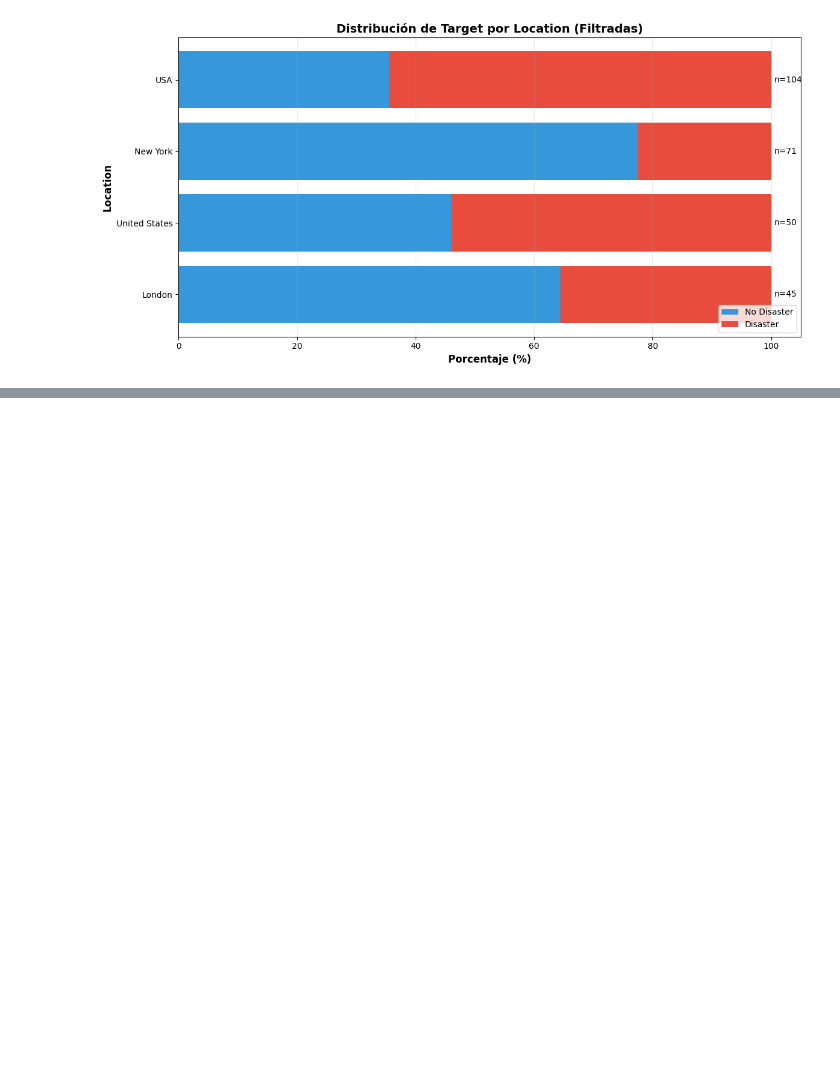
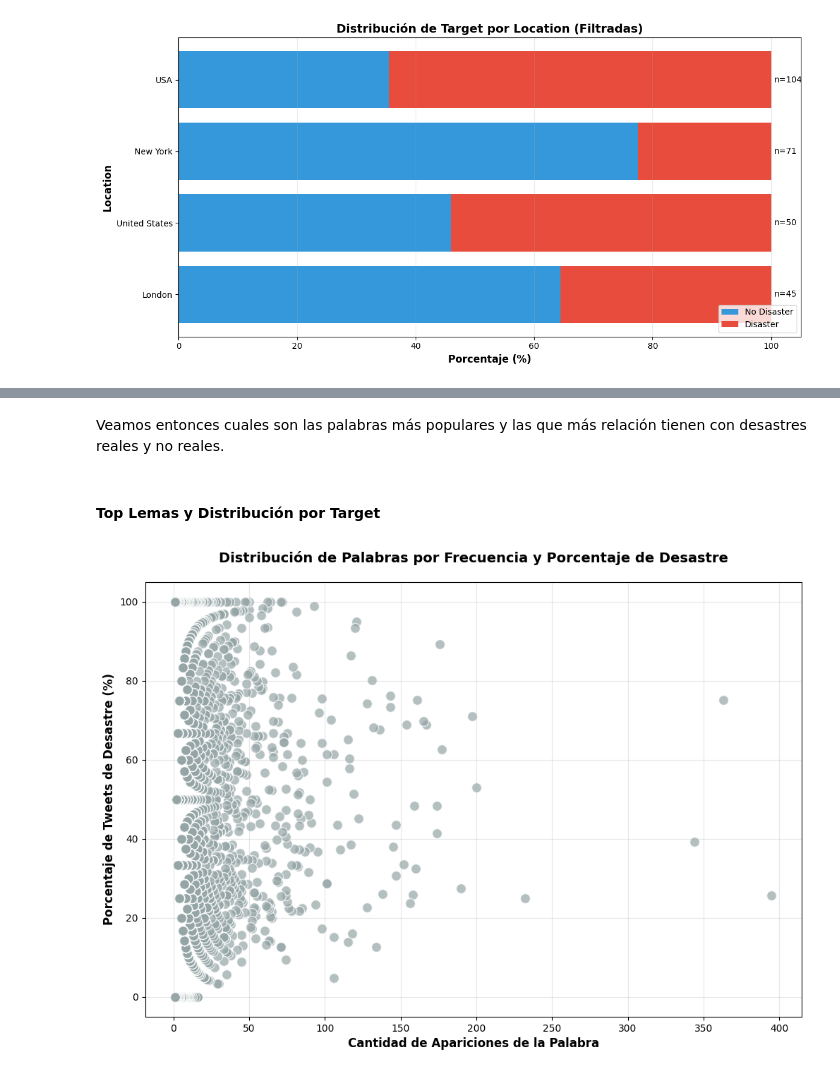
Before and after one commit to maximogismondi/cdd-martinelli, a Jupyter notebook: tps/tp3/data_exploration/exploration.ipynb, the cells around one changed output, grey strips where cells are left out. Drawn from its saved outputs; the diff is of its cells as text; code cells hidden in the pictures; blank space fills up the shorter version.

```diff
--- a/tps/tp3/data_exploration/exploration.ipynb
+++ b/tps/tp3/data_exploration/exploration.ipynb
@@ -584,0 +545,8 @@ Hemos creado las siguientes visualizaciones para entender el dataset:
+# %%
+import emoji
+import spacy
+import re
+
+
+model = spacy.load("en_core_web_sm", disable=["parser", "ner"]) # Cargar solo el componente de lematización
+stop_words = spacy.lang.en.stop_words.STOP_WORDS
@@ -584,0 +571,3 @@ Hemos creado las siguientes visualizaciones para entender el dataset:
+# %%
+train_tweets['text_lemmatized'] = train_tweets['text'].apply(lemmatize_text)
+train_tweets[['text', 'text_lemmatized']].sample(n=5)
@@ -584,0 +583,17 @@ Hemos creado las siguientes visualizaciones para entender el dataset:
+# %%
+word_df = train_tweets.assign(words=train_tweets['text_lemmatized'].str.split()).explode('words')
+
+word_stats = word_df.groupby('words').agg({
+    'target': ['sum', 'count']
+}).reset_index()
+word_stats.columns = ['word', 'disaster_count', 'total_count']
+
+word_stats['disaster_rate'] = word_stats['disaster_count'] / word_stats['total_count']
+word_stats['no_disaster_count'] = word_stats['total_count'] - word_stats['disaster_count']
+
+word_stats['no_disaster_pct'] = (word_stats['no_disaster_count'] / word_stats['total_count'] * 100).round(1)
+word_stats['disaster_pct'] = (word_stats['disaster_count'] / word_stats['total_count'] * 100).round(1)
+
+word_stats = word_stats.sort_values('total_count', ascending=False).reset_index(drop=True)
+
+word_stats.sample(n=5)
@@ -584,0 +619,22 @@ Hemos creado las siguientes visualizaciones para entender el dataset:
+# %% [markdown]
+Veamos entonces cuales son las palabras más populares y las que más relación tienen con desastres reales y no reales.
+# %% [markdown]
+#### Top Lemas y Distribución por Target
+# %%
+plt.figure(figsize=(12, 8))
+plt.scatter(
+    word_stats['total_count'],
+    word_stats['disaster_pct'],
+    s=100,
+    alpha=0.7,
+    edgecolors='w',
+    color=COLOR_GENERAL
+)
+
+plt.xlabel('Cantidad de Apariciones de la Palabra', fontsize=12, fontweight='bold')
+plt.ylabel('Porcentaje de Tweets de Desastre (%)', fontsize=12, fontweight='bold')
+plt.title('Distribución de Palabras por Frecuencia y Porcentaje de Desastre', fontsize=14, fontweight='bold', pad=20)
+plt.grid(True, alpha=0.3)
+plt.show()
+# %% [output]
+[figure, added]
```
Also changed, not shown: parts of 23 cells of this notebook, 1 other file.
